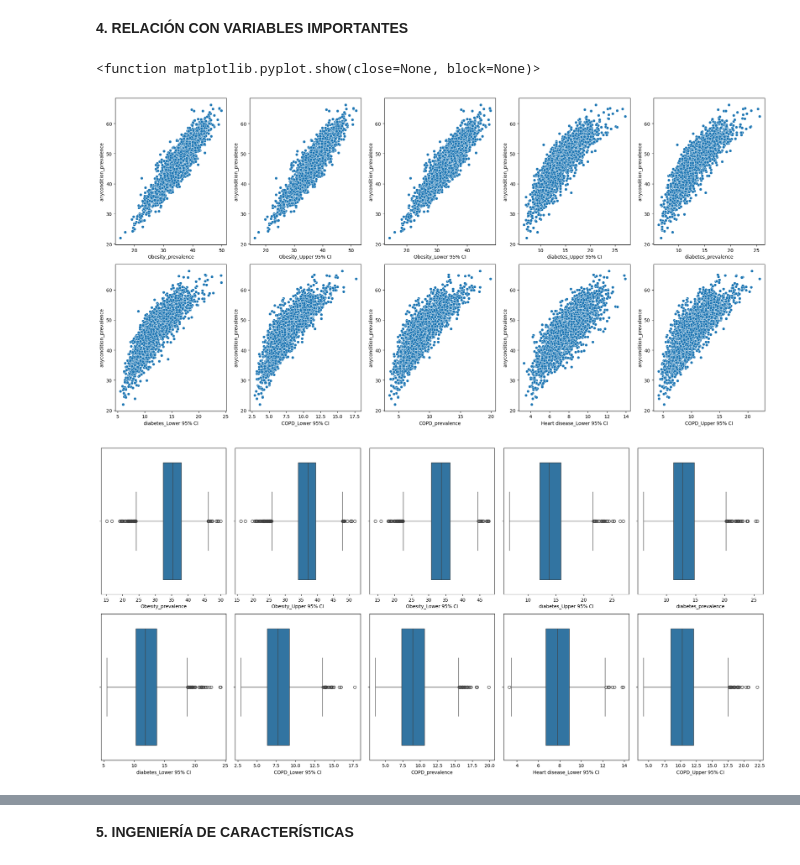
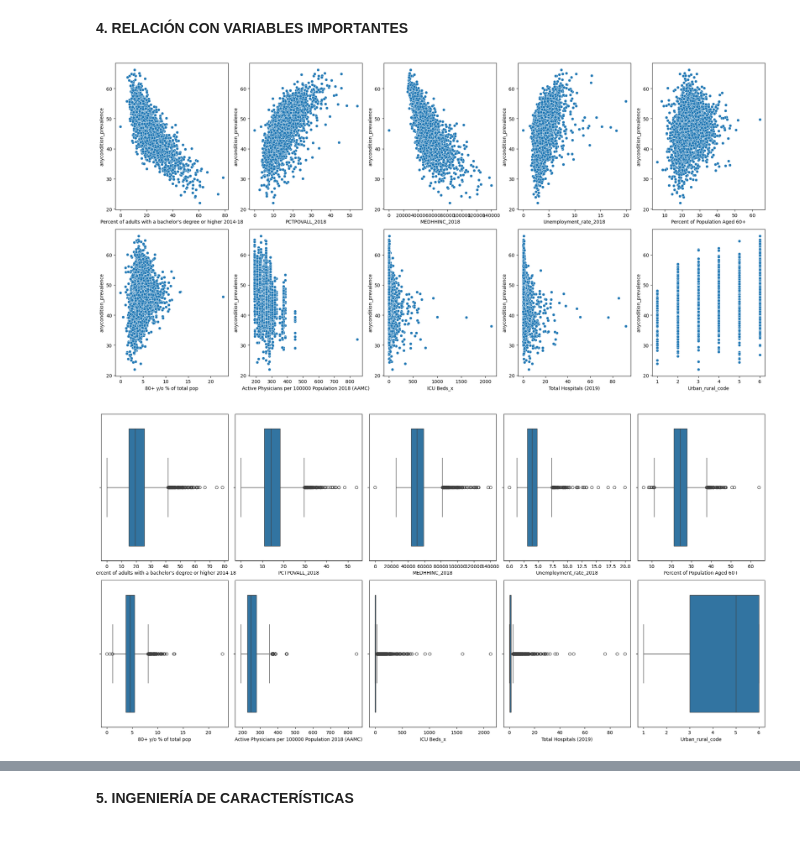
Before and after one commit to 4GeeksAcademy/alemantellini-machine-learning, a Jupyter notebook: src/03-linear-regression-reg-demographic-health-data.ipynb, the cells around one changed output, grey strips where cells are left out. Drawn from its saved outputs; the diff is of its cells as text; code cells hidden in the pictures.

```diff
--- a/src/03-linear-regression-reg-demographic-health-data.ipynb
+++ b/src/03-linear-regression-reg-demographic-health-data.ipynb
@@ -222,6 +222,22 @@ total_data.head()
 | 3 | 22400 | 2456 | 10.964286 | 2596 | 11.589286 | 3029 | 13.522321 | ... |
 | 4 | 57840 | 7095 | 12.266598 | 7570 | 13.087828 | 6742 | 11.656293 | ... |
 5 rows × 100 columns
+# %%
+# ELIMINAR COLUMNAS REPETITIVAS SOBRE ENFERMEDADES
+repetitive_cols = [
+    # Obesidad
+    'Obesity_prevalence', 'Obesity_Lower 95% CI', 'Obesity_Upper 95% CI', 'Obesity_number',
+    # Enfermedades del corazón
+    'Heart disease_prevalence', 'Heart disease_Lower 95% CI', 'Heart disease_Upper 95% CI', 'Heart disease_number',
+    # COPD
+    'COPD_prevalence', 'COPD_Lower 95% CI', 'COPD_Upper 95% CI', 'COPD_number',
+    # Diabetes
+    'diabetes_prevalence', 'diabetes_Lower 95% CI', 'diabetes_Upper 95% CI', 'diabetes_number',
+    # Enfermedad renal
+    'CKD_prevalence', 'CKD_Lower 95% CI', 'CKD_Upper 95% CI', 'CKD_number',
+]
+
+total_data = total_data.drop(columns=repetitive_cols)
 # %%
 total_data.shape
 # %% [output]
@@ -311,29 +337,28 @@ axis = axis.flatten()
 for i, col in enumerate(top_features):
     sns.scatterplot(data=total_data, x=col, y=target, ax=axis[i])
 plt.tight_layout()
-plt.show
+plt.show()
 # %% [output]
-<function matplotlib.pyplot.show(close=None, block=None)>
-[figure, old version]
+[figure, new version]
 # %%
 fig, axis = plt.subplots(2, 5, figsize=(20, 10))
 
-sns.boxplot(ax = axis[0, 0], x = total_data["Obesity_prevalence"])
-sns.boxplot(ax = axis[0, 1], x = total_data["Obesity_Upper 95% CI"])
-sns.boxplot(ax = axis[0, 2], x = total_data["Obesity_Lower 95% CI"])
-sns.boxplot(ax = axis[0, 3], x = total_data["diabetes_Upper 95% CI"])
-sns.boxplot(ax = axis[0, 4], x = total_data["diabetes_prevalence"])
+sns.boxplot(ax = axis[0, 0], x = total_data["Percent of adults with a bachelor's degree or higher 2014-18"])
+sns.boxplot(ax = axis[0, 1], x = total_data["PCTPOVALL_2018"])
+sns.boxplot(ax = axis[0, 2], x = total_data["MEDHHINC_2018"])
+sns.boxplot(ax = axis[0, 3], x = total_data["Unemployment_rate_2018"])
+sns.boxplot(ax = axis[0, 4], x = total_data["Percent of Population Aged 60+"])
 
-sns.boxplot(ax = axis[1, 0], x = total_data["diabetes_Lower 95% CI"])
-sns.boxplot(ax = axis[1, 1], x = total_data["COPD_Lower 95% CI"])
-sns.boxplot(ax = axis[1, 2], x = total_data["COPD_prevalence"])
-sns.boxplot(ax = axis[1, 3], x = total_data["Heart disease_Lower 95% CI"])
-sns.boxplot(ax = axis[1, 4], x = total_data["COPD_Upper 95% CI"])
+sns.boxplot(ax = axis[1, 0], x = total_data["80+ y/o % of total pop"])
+sns.boxplot(ax = axis[1, 1], x = total_data["Active Physicians per 100000 Population 2018 (AAMC)"])
+sns.boxplot(ax = axis[1, 2], x = total_data["ICU Beds_x"])
+sns.boxplot(ax = axis[1, 3], x = total_data["Total Hospitals (2019)"])
+sns.boxplot(ax = axis[1, 4], x = total_data["Urban_rural_code"])
 
 plt.tight_layout()
 plt.show()
 # %% [output]
-[figure, old version]
+[figure, new version]
 # %%
 # Heatmap SOLO con variables relevantes
 selected = list(top_features) + [target]
```
Also changed, not shown: parts of 22 cells of this notebook.
